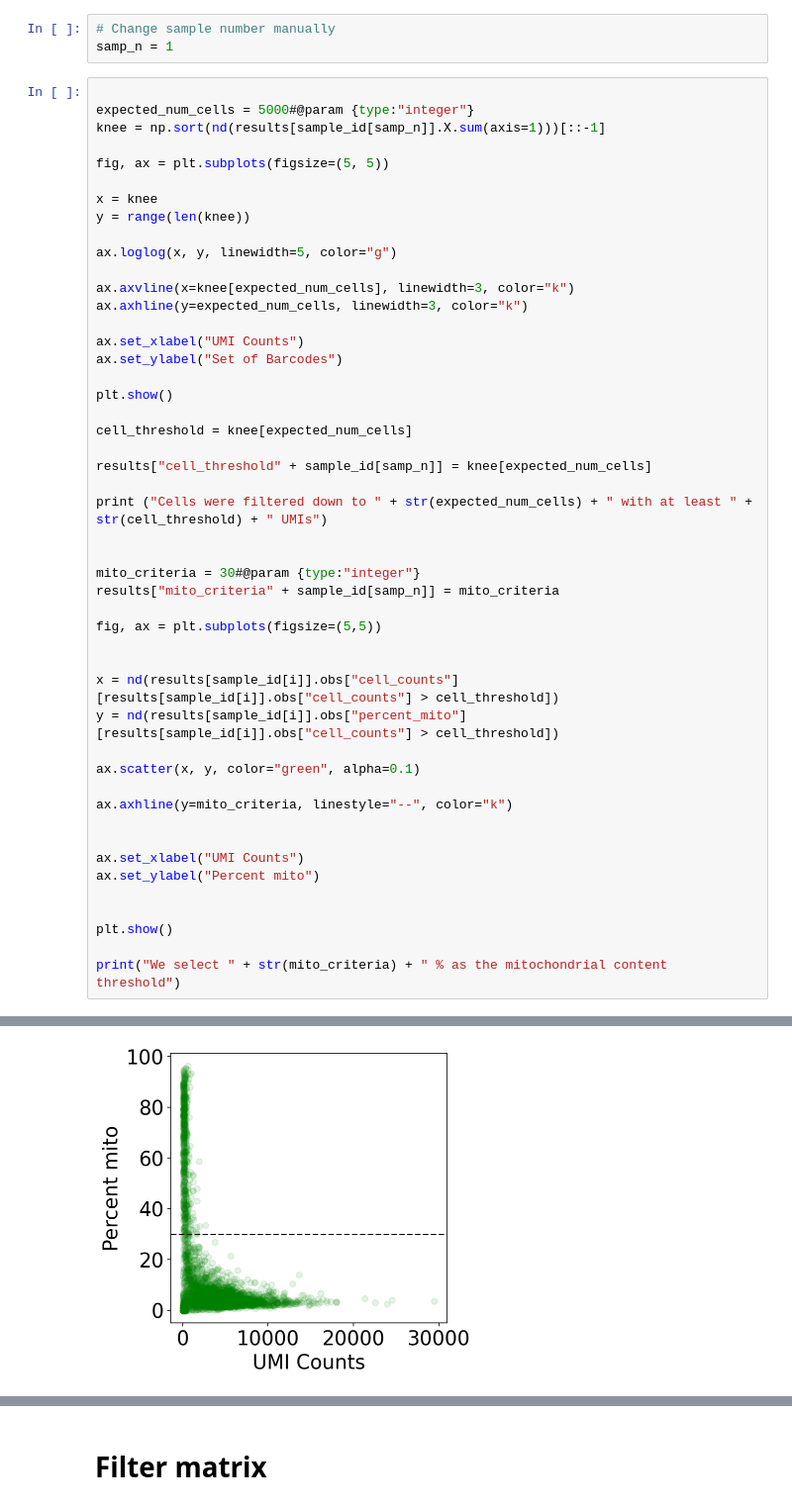
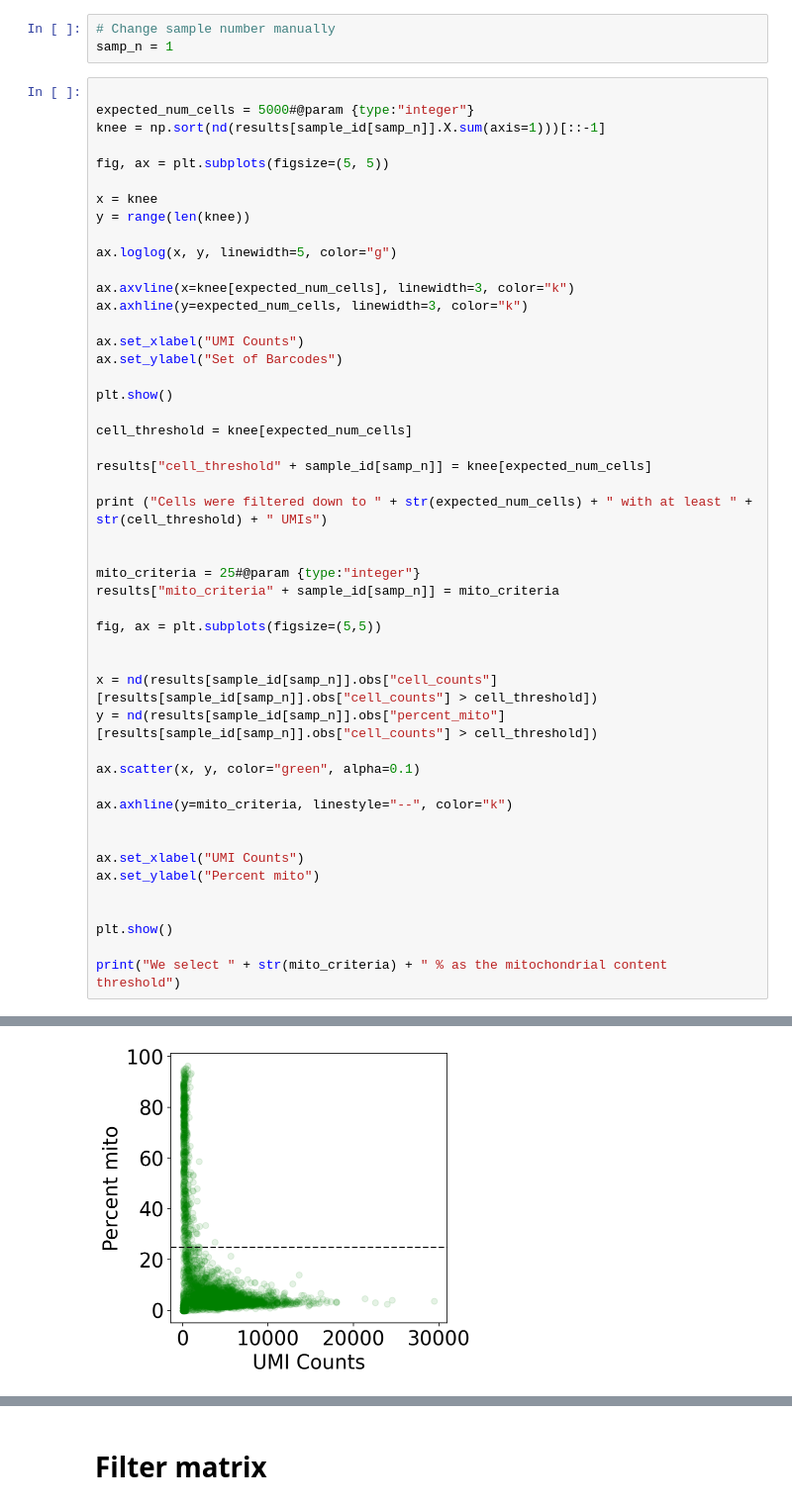
Before and after one commit to agalvezm/ACE2_scRNAseq, a Jupyter notebook: notebooks_countmatrices/GSE114530_GSM3143601_GSM3509839.ipynb, the cells around one changed output, grey strips where cells are left out. Shown at 99% size. Saved outputs shown, nothing was run; the diff lists cells and outputs as text.

```diff
--- a/notebooks_countmatrices/GSE114530_GSM3143601_GSM3509839.ipynb
+++ b/notebooks_countmatrices/GSE114530_GSM3143601_GSM3509839.ipynb
@@ -293,34 +293,34 @@ ax.set_ylabel("Set of Barcodes")
 plt.show()
 
 cell_threshold = knee[expected_num_cells]
 
 results["cell_threshold" + sample_id[samp_n]] = knee[expected_num_cells]
 
 print ("Cells were filtered down to " + str(expected_num_cells) + " with at least " + str(cell_threshold) + " UMIs")
 
 
-mito_criteria = 30#@param {type:"integer"}
+mito_criteria = 25#@param {type:"integer"}
 results["mito_criteria" + sample_id[samp_n]] = mito_criteria
 
 fig, ax = plt.subplots(figsize=(5,5))
 
 
-x = nd(results[sample_id[i]].obs["cell_counts"][results[sample_id[i]].obs["cell_counts"] > cell_threshold])
-y = nd(results[sample_id[i]].obs["percent_mito"][results[sample_id[i]].obs["cell_counts"] > cell_threshold])
+x = nd(results[sample_id[samp_n]].obs["cell_counts"][results[sample_id[samp_n]].obs["cell_counts"] > cell_threshold])
+y = nd(results[sample_id[samp_n]].obs["percent_mito"][results[sample_id[samp_n]].obs["cell_counts"] > cell_threshold])
 
 ax.scatter(x, y, color="green", alpha=0.1)
 
 ax.axhline(y=mito_criteria, linestyle="--", color="k")
 
 
 ax.set_xlabel("UMI Counts")
 ax.set_ylabel("Percent mito")
 
 
 plt.show()
 
 print("We select " + str(mito_criteria) + " % as the mitochondrial content threshold")
 # %% [output]
 [figure]
 Cells were filtered down to 5000 with at least 81.0 UMIs
-[figure, old version]
+[figure, new version]
```
Also changed, not shown: parts of 5 cells of this notebook.
